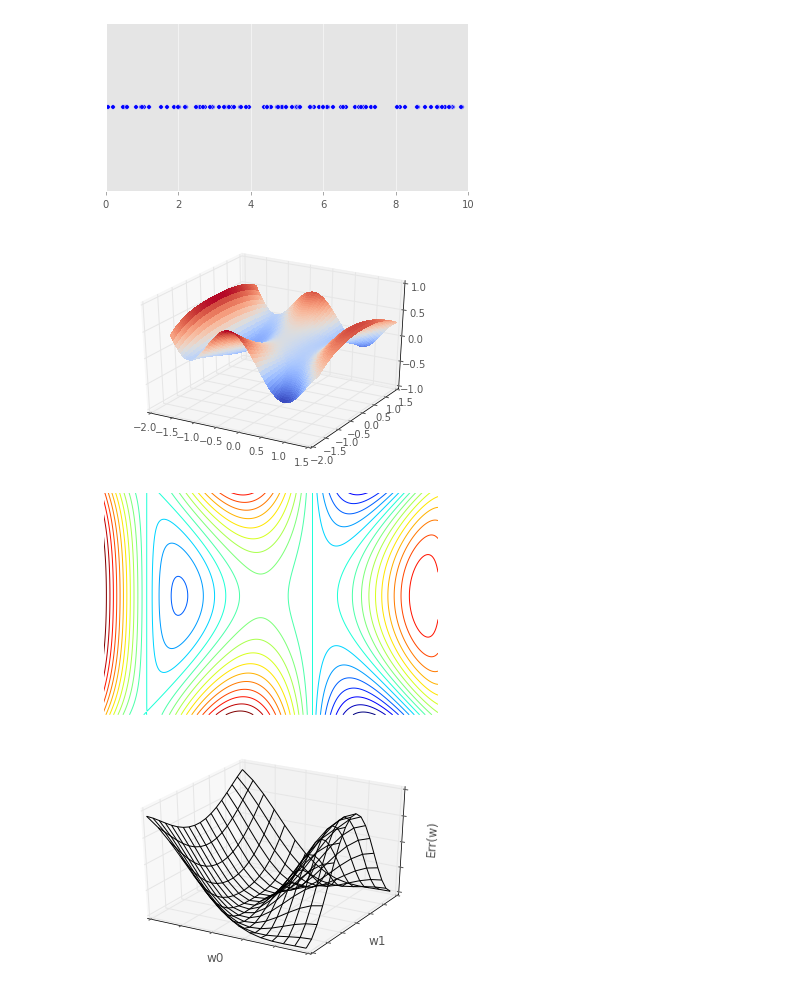
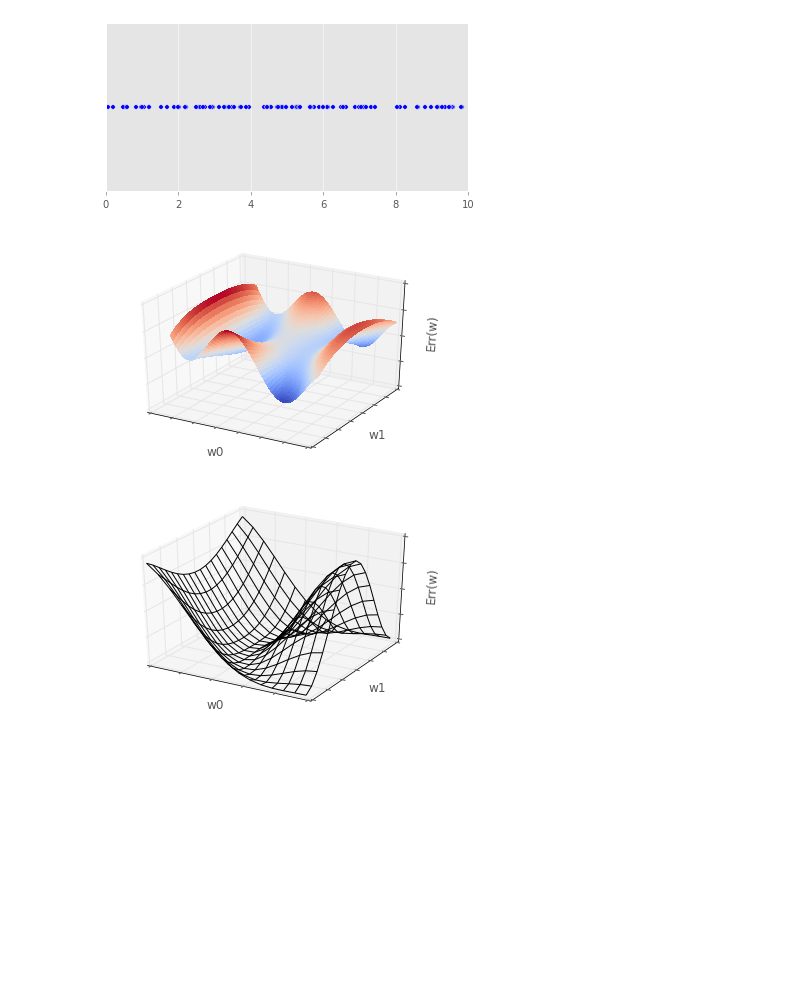
Before and after one commit to rubenvereecken/thesis, a Jupyter notebook: notebooks/Theory.ipynb, the cells around one changed output. Drawn from its saved outputs; the diff is of its cells as text; code cells hidden in the pictures; blank space fills up the shorter version.

```diff
--- a/notebooks/Theory.ipynb
+++ b/notebooks/Theory.ipynb
@@ -131,31 +133,26 @@ plt.savefig(image_dir + '/curse_1d.pdf')
 # %%
 fig = plt.figure()
 
 ax = fig.gca(projection='3d')
 X = np.arange(-1.7, 1.5, 0.01)
 Y = np.arange(-1.7, 1.5, 0.01)
 X, Y = np.meshgrid(X, Y)
 
 Z = np.sin(.5 * X**2 - .25 * Y**2 + 3 * np.ones_like(X)) * np.cos(2 * X + np.ones_like(X))
 
 surf = ax.plot_surface(X, Y, Z, rstride=5, cstride=5, cmap=cm.coolwarm,
                        linewidth=0, antialiased=False)
 ax.set_zlim(-1.01, 1.01)
 ax.set_axis_bgcolor('white')
-#ax.tick_params(axis='both', which='both', bottom='off',
-#               labelbottom='off', right='off', left='off', labelleft='off')
+ax.set_zlabel('Err(w)')
+ax.set_xlabel('w0')
+ax.set_ylabel('w1')
+ax.tick_params(axis='both', which='both', bottom='off',
+               labelbottom='off', right='off', left='off', labelleft='off')
+#ax.set_xticks([])
+#ax.set_yticks([])
+#ax.set_zticks([])
 
 plt.savefig(image_dir + '/error_surface.pdf')
-
-fig = plt.figure()
-ax = fig.add_subplot(111)
-ax.contour(X, Y, Z, 20)
-ax.set_axis_bgcolor('white')
-ax.tick_params(axis='both', which='both', bottom='off',
-               labelbottom='off', right='off', left='off', labelleft='off')
-ax.set_xticks([])
-
-plt.savefig(image_dir + '/error_contour.pdf')
 # %% [output]
-[figure, old version]
+[figure, new version]
-[figure, removed]
```
Also changed, not shown: parts of 3 cells of this notebook, 11 other files.
